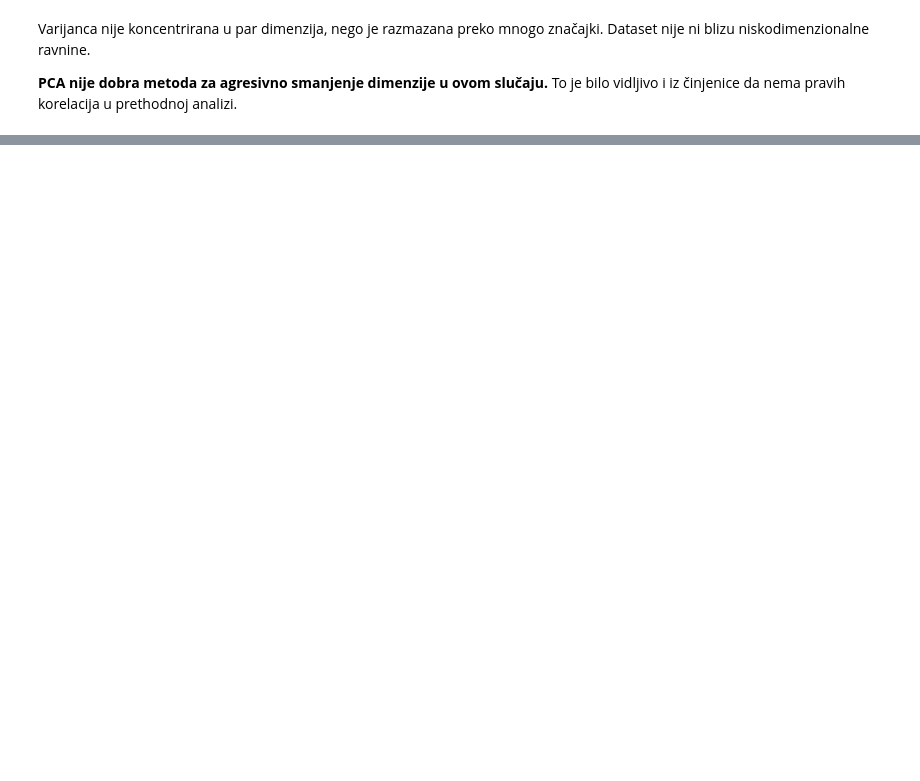
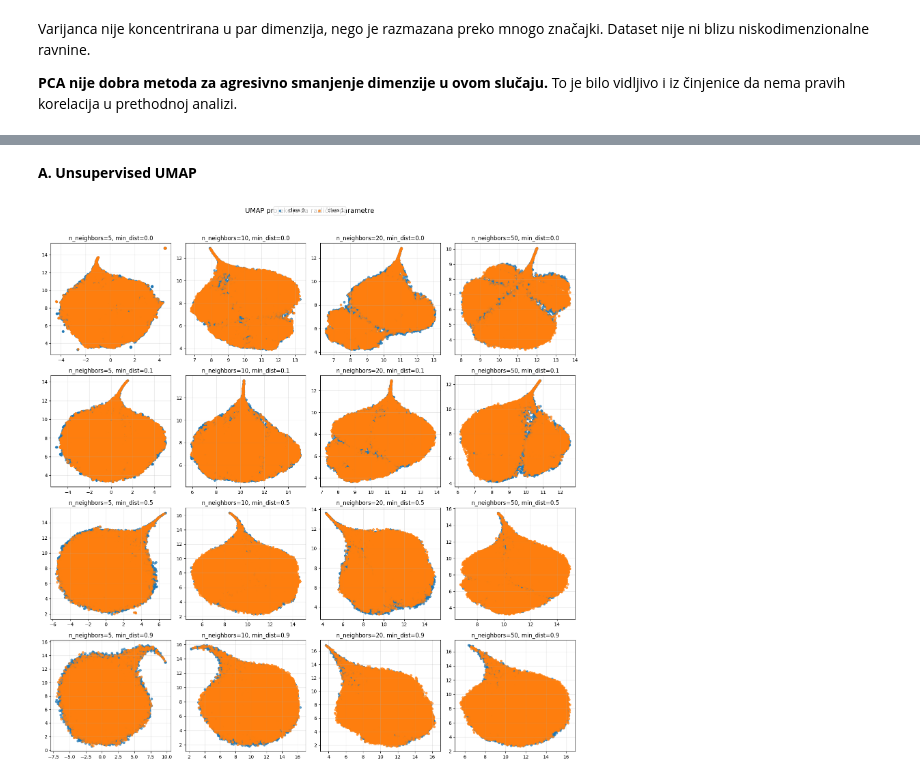
Before and after one commit to nfridFER/DAP, a Jupyter notebook: DEMO/FE_demo.ipynb, the cells around one changed output, grey strips where cells are left out. Saved outputs shown, nothing was run; the diff lists cells and outputs as text; code cells hidden in the pictures; blank space fills up the shorter version.

Commit message:
update FE_demo - PCA + UMAP

```diff
--- a/DEMO/FE_demo.ipynb
+++ b/DEMO/FE_demo.ipynb
@@ -426,0 +464,71 @@ Dataset nije ni blizu niskodimenzionalne ravnine.
+# %% [markdown]
+**A. Unsupervised UMAP**
+# %%
+import umap
+import matplotlib.pyplot as plt
+import numpy as np
+import pandas as pd
+
+# -------------------------------------------------
+# If X is a DataFrame, convert it to numeric numpy
+# -------------------------------------------------
+if isinstance(X, pd.DataFrame):
+    X_num = X.to_numpy(dtype=np.float64)
+else:
+    X_num = np.asarray(X, dtype=np.float64)
+
+y_arr = np.asarray(y)
+
+# -------------------------------------------------
+# Parameter values to test
+# -------------------------------------------------
+neighbors_list = [5, 10, 20, 50]
+min_dist_list = [0.0, 0.1, 0.5, 0.9]
+
+# -------------------------------------------------
+# Prepare plotting
+# -------------------------------------------------
+n_rows = len(min_dist_list)
+n_cols = len(neighbors_list)
+
+fig, axes = plt.subplots(n_rows, n_cols, figsize=(4 * n_cols, 4 * n_rows))
+
+classes = np.unique(y_arr)
+
+# -------------------------------------------------
+# UMAP for each parameter combination
+# -------------------------------------------------
+for r, min_dist in enumerate(min_dist_list):
+    for c, n_neighbors in enumerate(neighbors_list):
+        ax = axes[r, c]
+
+        reducer = umap.UMAP(
+            n_neighbors=n_neighbors,
+            min_dist=min_dist,
+            n_components=2,
+        )
+
+        X_umap = reducer.fit_transform(X_num)
+
+        for i, cls in enumerate(classes):
+            pts = X_umap[y_arr == cls]
+            ax.scatter(
+                pts[:, 0],
+                pts[:, 1],
+                s=20,
+                alpha=0.7,
+                label=f"class {cls}"
+            )
+
+        ax.set_title(f"n_neighbors={n_neighbors}, min_dist={min_dist}")
+        ax.grid(alpha=0.3)
+
+
+handles, labels = axes[0, 0].get_legend_handles_labels()
+fig.legend(handles, labels, loc="upper center", ncol=len(classes))
+
+plt.suptitle("UMAP projekcije za različite parametre", y=1.02, fontsize=14)
+plt.tight_layout()
+plt.show()
+# %% [output]
+[figure, added]
```
Also changed, not shown: parts of 7 cells of this notebook.
